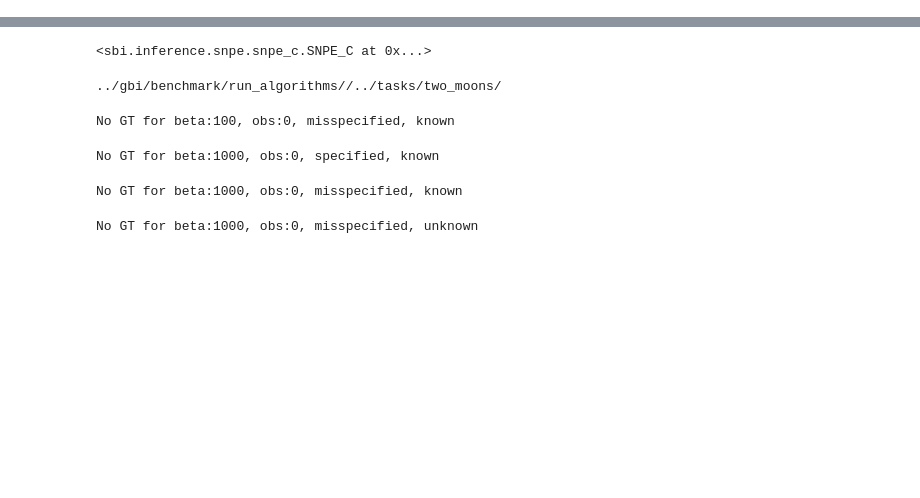
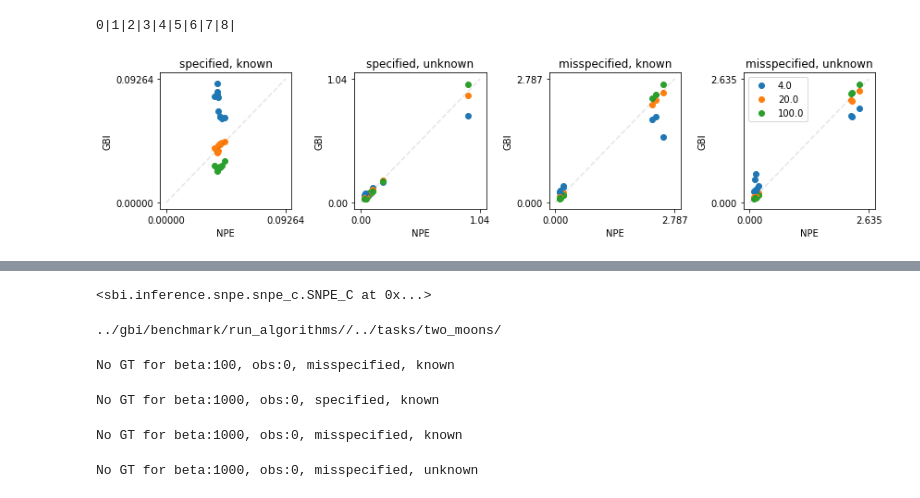
Before and after one commit to mackelab/neuralgbi, a Jupyter notebook: dev_notebook/run_comparisons.ipynb, the cells around one changed output, grey strips where cells are left out. Saved outputs shown, nothing was run; the diff lists cells and outputs as text; code cells hidden in the pictures; blank space fills up the shorter version.

```diff
--- a/dev_notebook/run_comparisons.ipynb
+++ b/dev_notebook/run_comparisons.ipynb
@@ -198,0 +179,27 @@ dist_estimate
+# %%
+df_collect = []
+for i_x in range(len(posterior_samples_collected)):
+    print(i_x, end='|')
+    xo_info, xo_theta, posterior_samples = posterior_samples_collected[i_x]
+    xo, theta_gt = xo_theta['xo'], xo_theta['theta_gt']
+
+    for alg, samples_alg in posterior_samples.items():
+        for beta_str, samples in samples_alg.items():
+            beta = float(beta_str.split('_')[-1])
+            task = task_classes[task_name](beta=beta, x_o=xo)
+
+            # compute predictives and summary
+            predictives = compute_predictives(samples, task, distance_func, gbi_inference)
+            summary = compute_moments(predictives)
+            df_summary = pd.DataFrame(summary, dtype=float)
+
+            # compute C2ST against GT GBI posterior if it's a GBI algorithm
+            df_summary['c2st'] = torch.nan
+            if 'GBI' in alg:
+                df_summary['c2st'] = C2ST(samples, posterior_samples['GT'][beta_str])
+
+            df_info = pd.DataFrame([[task_name, *xo_info, alg, beta]], columns=['task', 'xo_idx', 'xo_specified', 'xo_known', 'algorithm', 'beta'])
+
+            df_collect.append(pd.concat((df_info, df_summary), axis=1))
+# %% [output]
+0|1|2|3|4|5|6|7|8|
@@ -198,0 +211,37 @@ dist_estimate
+# %%
+# betas = [b.split('_')[-1] for b in posterior_samples['GT'].keys()]
+betas = df_summaries[df_summaries['algorithm']=='GT']['beta'].unique()
+# %%
+plt.figure(figsize=(12,3))
+
+for i_s, specified in enumerate(['specified', 'misspecified']):
+    for i_k, known in enumerate(['known', 'unknown']):
+        plt.subplot(1,4,i_s*2+i_k+1)
+        for xo in range(10):
+            df_cur = df_summaries[(df_summaries['xo_idx']==xo)&(df_summaries['xo_specified']==specified)&(df_summaries['xo_known']==known)]
+
+            # plt.plot(df_cur['beta'], df_cur['c2st'], '.', color=f"C{i_s*2+i_k}")
+
+            # plt.axhline(0.5, alpha=0.01, color='k')
+            # plt.ylim([0.4,1])
+            # plt.xticks(df_cur[df_cur['algorithm']=='GBI']['beta'].unique())
+
+            for i_, i_b in enumerate([3,4,5]):
+                plt.plot(df_cur['dist_sample_mean'].iloc[-1], df_cur['dist_sample_mean'].iloc[i_b], 'o', color=f"C{i_}")
+                # plt.errorbar(df_cur['dist_sample_mean'].iloc[-1], df_cur['dist_sample_mean'].iloc[i_b], xerr=df_cur['dist_sample_std'].iloc[-1], yerr=df_cur['dist_sample_std'].iloc[i_b], color=f"C{i_}", alpha=0.1)
+
+        XL = [0,plt.ylim()[1]]
+        plt.plot(XL, XL, 'k--', alpha=0.1)
+        plt.title(f"{specified}, {known}")
+        plt.xticks(XL);plt.yticks(XL);
+        plt.xlabel('NPE'); plt.ylabel('GBI')
+        # plt.xscale('log');plt.yscale('log')
+
+plt.legend(betas)
+plt.tight_layout()
+
+
+
+# df_summaries[(df_summaries['xo_idx']==xo)&(df_summaries['xo_specified']==specified)&(df_summaries['xo_known']==known)]
+# %% [output]
+[figure, added]
```
Also changed, not shown: parts of 8 cells of this notebook, 4 other files.
